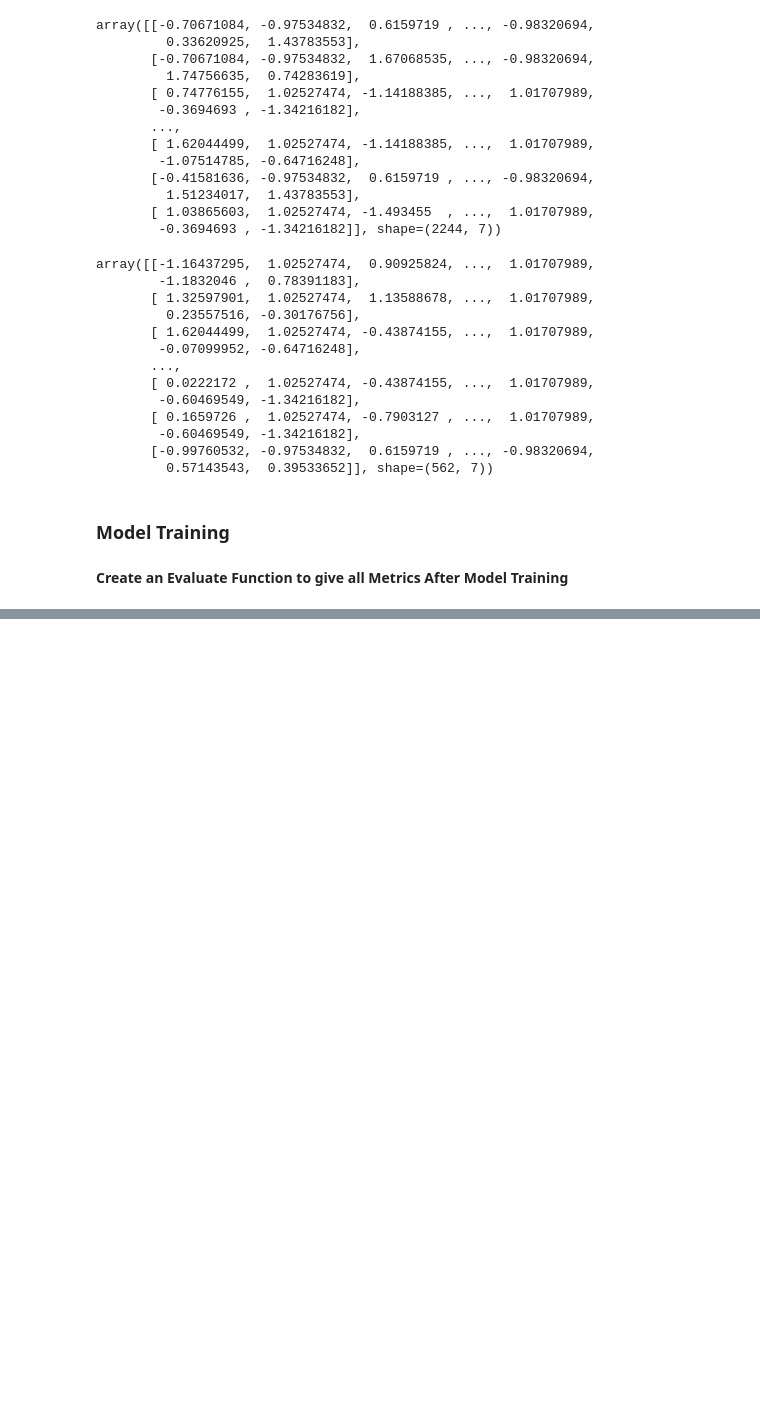
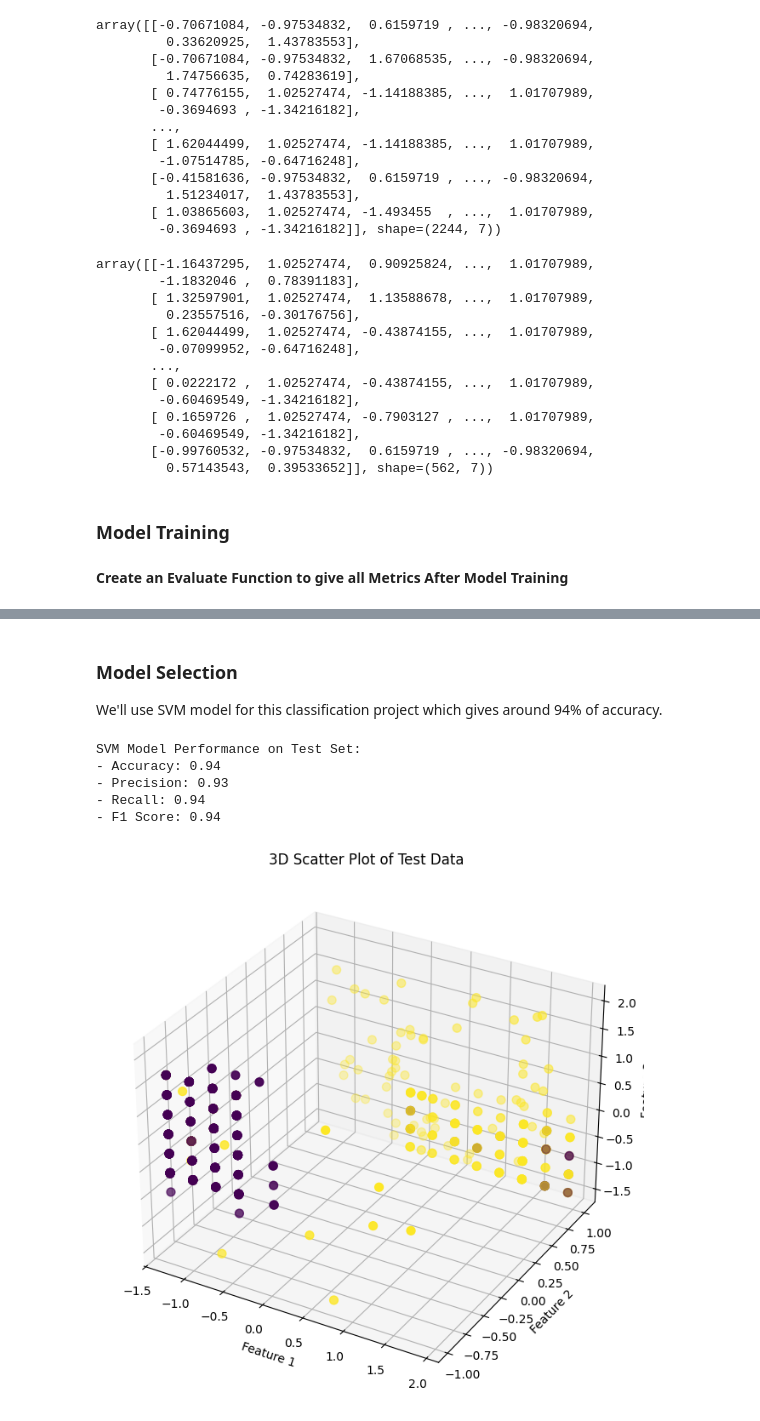
Before and after one commit to AnubhavYadavBCA25/Introvert-vs-Extrovert-Classification-Project, a Jupyter notebook: notebook/Model-Training.ipynb, the cells around one changed output, grey strips where cells are left out. Cells and saved outputs as stored; diff of their text form; code cells hidden in the pictures; blank space fills up the shorter version.

Commit message:
Model training in notebook

```diff
--- a/notebook/Model-Training.ipynb
+++ b/notebook/Model-Training.ipynb
@@ -120,0 +357,33 @@ def evaluate_model(y_pred, y_test):
+# %% [markdown]
+### Model Selection
+
+We'll use SVM model for this classification project which gives around 94% of accuracy.
+# %%
+svm = SVC(C=0.1, gamma='scale', kernel='rbf')
+svm.fit(X_train, y_train)
+y_pred = svm.predict(X_test)
+accuracy, precision, recall, f1_scr = evaluate_model(y_pred, y_test)
+print(f"SVM Model Performance on Test Set:")
+print(f"- Accuracy: {accuracy:.2f}")
+print(f"- Precision: {precision:.2f}")
+print(f"- Recall: {recall:.2f}")
+print(f"- F1 Score: {f1_scr:.2f}")
+# %% [output]
+SVM Model Performance on Test Set:
+- Accuracy: 0.94
+- Precision: 0.93
+- Recall: 0.94
+- F1 Score: 0.94
+# %%
+# 3D Plotting
+from mpl_toolkits.mplot3d import Axes3D
+fig = plt.figure(figsize=(10, 8))
+ax = fig.add_subplot(111, projection='3d')
+ax.scatter(X_test[:, 0], X_test[:, 1], X_test[:, 2], c=y_test, cmap='viridis', marker='o', s=50)
+ax.set_xlabel('Feature 1')
+ax.set_ylabel('Feature 2')
+ax.set_zlabel('Feature 3')
+plt.title('3D Scatter Plot of Test Data')
+plt.show()
+# %% [output]
+[figure, added]
```
Also changed, not shown: parts of 10 cells of this notebook, 1 other file.
